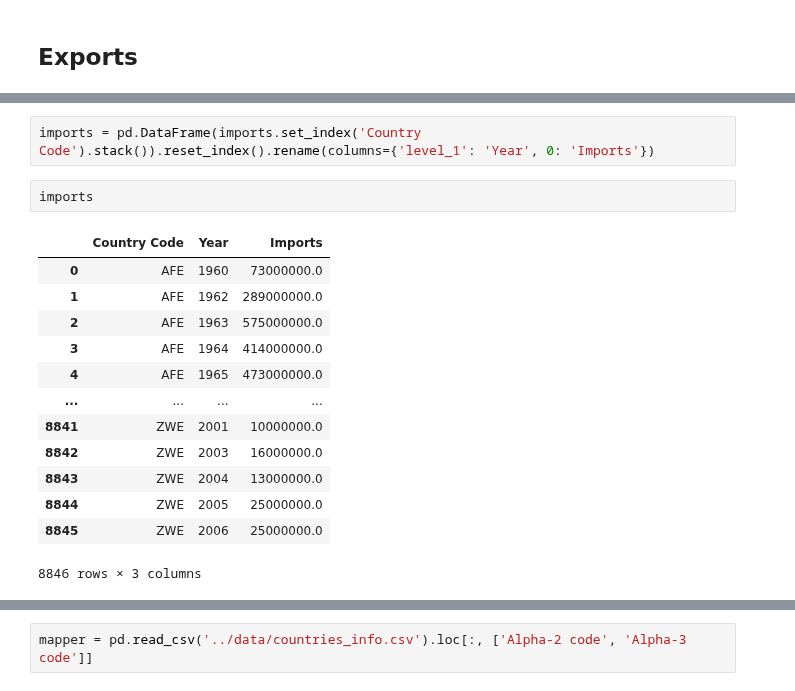
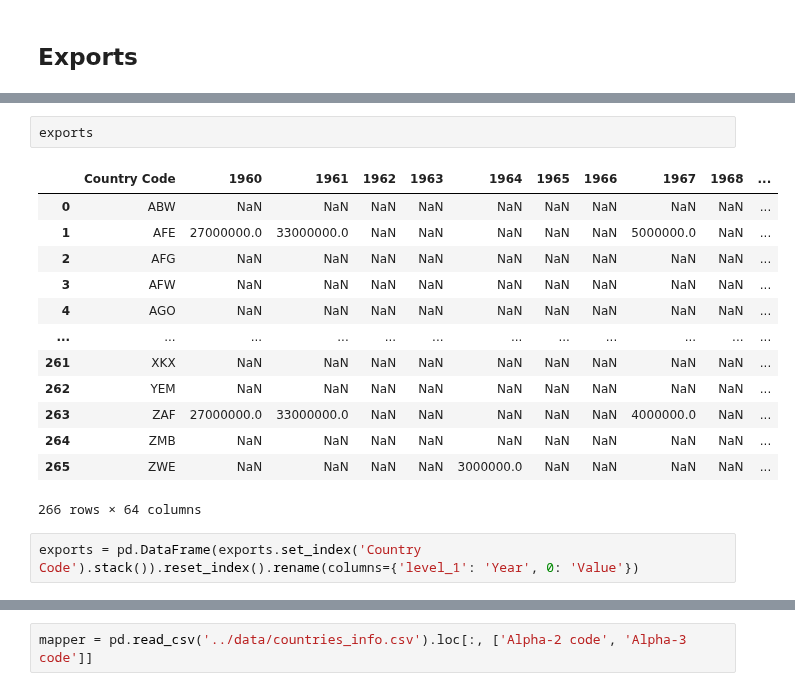
Before and after one commit to Kafkaese/taro-data, a Jupyter notebook: notebooks/World Bank Imort Export Data EDA.ipynb, the cells around one changed output, grey strips where cells are left out. Cells and saved outputs as stored; diff of their text form.

```diff
--- a/notebooks/World Bank Imort Export Data EDA.ipynb
+++ b/notebooks/World Bank Imort Export Data EDA.ipynb
@@ -124,18 +108,18 @@ imports
+# %%
+exports
+# %% [output]
+|  | Country Code | 1960 | 1961 | 1962 | 1963 | 1964 | 1965 | 1966 | 1967 | 1968 | ... |
+| 0 | ABW | NaN | NaN | NaN | NaN | NaN | NaN | NaN | NaN | NaN | ... |
+| 1 | AFE | 27000000.0 | 33000000.0 | NaN | NaN | NaN | NaN | NaN | 5000000.0 | NaN | ... |
+| 2 | AFG | NaN | NaN | NaN | NaN | NaN | NaN | NaN | NaN | NaN | ... |
+| 3 | AFW | NaN | NaN | NaN | NaN | NaN | NaN | NaN | NaN | NaN | ... |
+| 4 | AGO | NaN | NaN | NaN | NaN | NaN | NaN | NaN | NaN | NaN | ... |
+| ... | ... | ... | ... | ... | ... | ... | ... | ... | ... | ... | ... |
+| 261 | XKX | NaN | NaN | NaN | NaN | NaN | NaN | NaN | NaN | NaN | ... |
+| 262 | YEM | NaN | NaN | NaN | NaN | NaN | NaN | NaN | NaN | NaN | ... |
+| 263 | ZAF | 27000000.0 | 33000000.0 | NaN | NaN | NaN | NaN | NaN | 4000000.0 | NaN | ... |
+| 264 | ZMB | NaN | NaN | NaN | NaN | NaN | NaN | NaN | NaN | NaN | ... |
+| 265 | ZWE | NaN | NaN | NaN | NaN | 3000000.0 | NaN | NaN | NaN | NaN | ... |
+266 rows × 64 columns
 # %%
-imports = pd.DataFrame(imports.set_index('Country Code').stack()).reset_index().rename(columns={'level_1': 'Year', 0: 'Imports'})
+exports = pd.DataFrame(exports.set_index('Country Code').stack()).reset_index().rename(columns={'level_1': 'Year', 0: 'Value'})
-# %%
-imports
-# %% [output]
-|  | Country Code | Year | Imports |
-| 0 | AFE | 1960 | 73000000.0 |
-| 1 | AFE | 1962 | 289000000.0 |
-| 2 | AFE | 1963 | 575000000.0 |
-| 3 | AFE | 1964 | 414000000.0 |
-| 4 | AFE | 1965 | 473000000.0 |
-| ... | ... | ... | ... |
-| 8841 | ZWE | 2001 | 10000000.0 |
-| 8842 | ZWE | 2003 | 16000000.0 |
-| 8843 | ZWE | 2004 | 13000000.0 |
-| 8844 | ZWE | 2005 | 25000000.0 |
-| 8845 | ZWE | 2006 | 25000000.0 |
-8846 rows × 3 columns
```
Also changed, not shown: parts of 13 cells of this notebook, 2 other files.
